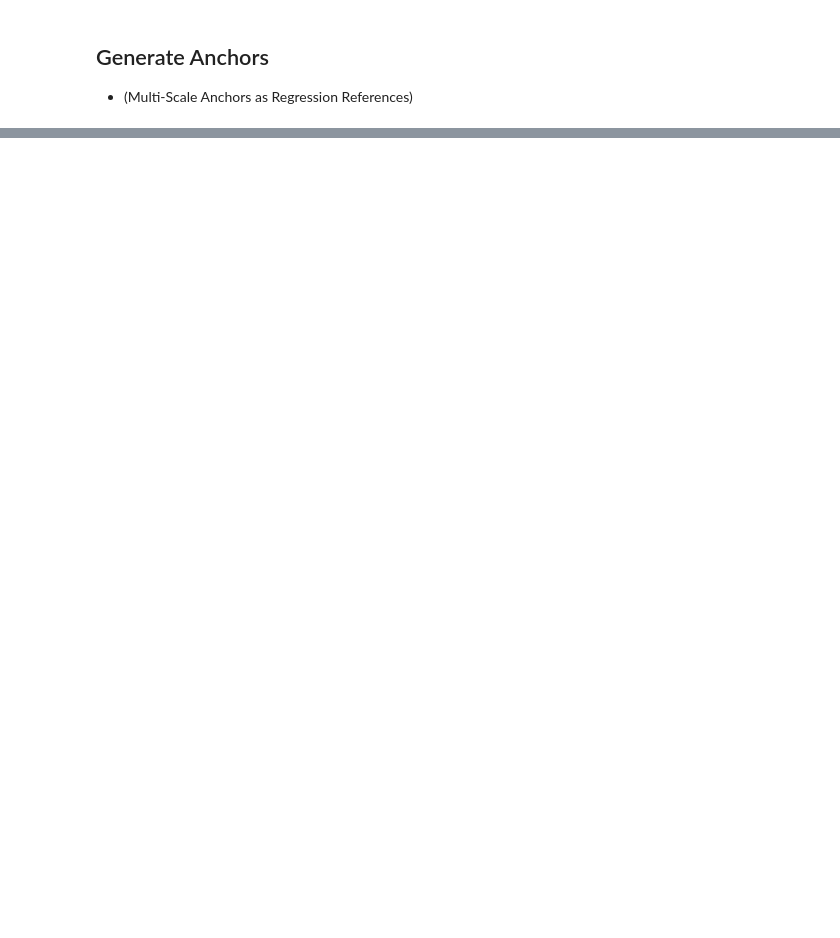
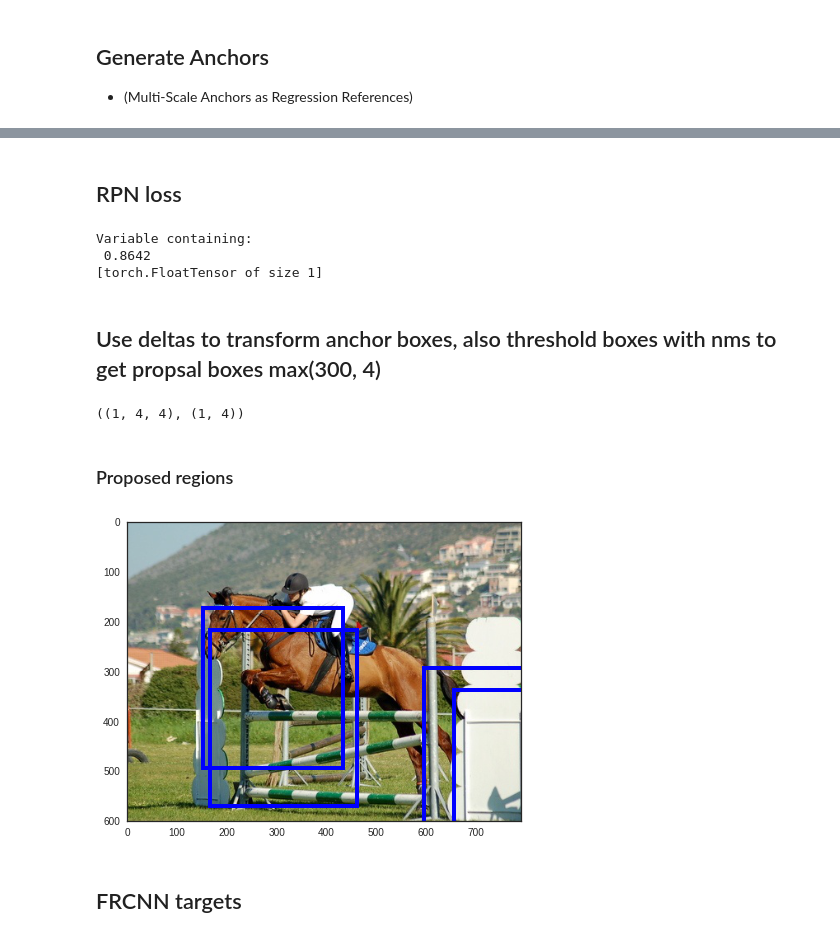
Before and after one commit to A-Jacobson/faster_rcnn, a Jupyter notebook: faster-rcnn.ipynb, the cells around one changed output, grey strips where cells are left out. Cells and saved outputs as stored; diff of their text form; code cells hidden in the pictures; blank space fills up the shorter version.

```diff
--- a/faster-rcnn.ipynb
+++ b/faster-rcnn.ipynb
@@ -43,2 +68,0 @@ num_anchors = rpn_cls.shape[1]
-# %%
-img_features = vggfeats(Variable(img.unsqueeze(0)))
@@ -53,2 +68,0 @@ rpn = RegionProposalNetwork(num_anchors=rpn_cls.shape[1])
-# %%
-probs, regions, img_features = rpn(img_features)
@@ -214,0 +84,4 @@ Variable containing:
+# %%
+rpn = RegionProposalNetwork()
+rpn_cls_prob, rpn_bbox_pred = rpn(img_features)
+rpn_cls_prob.size(), rpn_bbox_pred.size()
@@ -214,0 +94,24 @@ Variable containing:
+# %% [markdown]
+## RPN loss
+# %%
+rpn_loss = RPNLoss()
+rpn_loss(rpn_cls_prob, rpn_bbox_pred, Variable(labels), Variable(bbox_targets))
+# %% [output]
+Variable containing:
+ 0.8642
+[torch.FloatTensor of size 1]
+# %% [markdown]
+## Use deltas to transform anchor boxes, also threshold boxes with nms to get propsal boxes max(300, 4)
+# %%
+roi_boxes, scores = rpn.get_roi_boxes(rpn_bbox_pred, rpn_cls_prob, img, target, test=False)
+roi_boxes.shape, scores.shape # objectness scores
+# %% [output]
+((1, 4, 4), (1, 4))
+# %% [markdown]
+### Proposed regions
+# %%
+plot_with_bbs2(img, roi_boxes[0])
+# %% [output]
+[figure, added]
+# %% [markdown]
+## FRCNN targets
```
Also changed, not shown: parts of 58 cells of this notebook, 12 other files.
